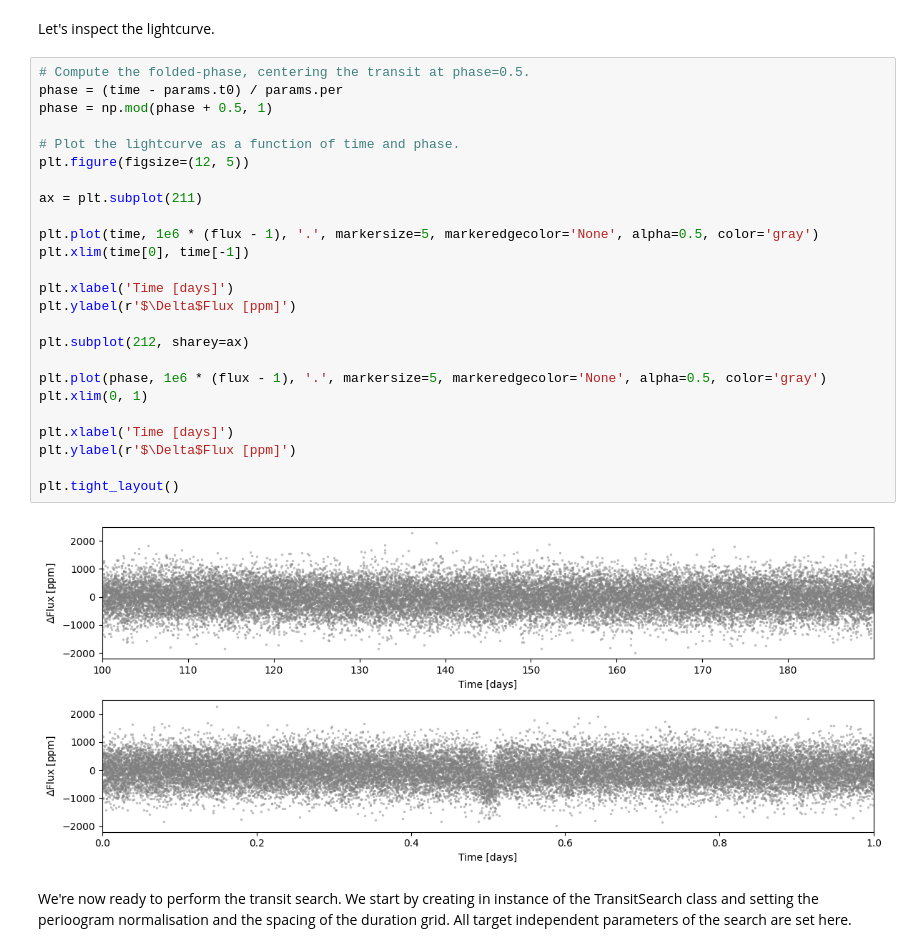
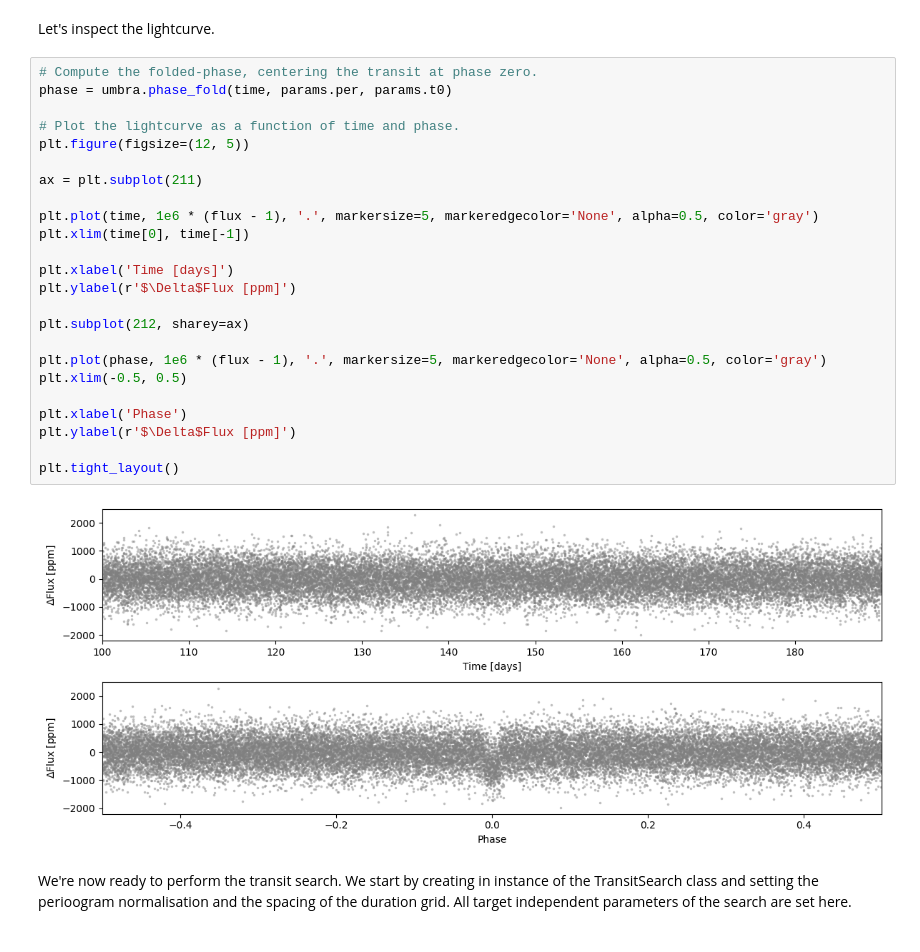
Before and after one commit to talensgj/kernelsearch, a Jupyter notebook: examples/simple-example.ipynb, the cells around one changed output. Cells and saved outputs as stored; diff of their text form.

```diff
--- a/examples/simple-example.ipynb
+++ b/examples/simple-example.ipynb
@@ -63,32 +63,31 @@ flux_err = white_noise * np.ones_like(flux)
 # %% [markdown]
 Let's inspect the lightcurve.
 # %%
-# Compute the folded-phase, centering the transit at phase=0.5.
-phase = (time - params.t0) / params.per
-phase = np.mod(phase + 0.5, 1)
+# Compute the folded-phase, centering the transit at phase zero.
+phase = umbra.phase_fold(time, params.per, params.t0)
 
 # Plot the lightcurve as a function of time and phase.
 plt.figure(figsize=(12, 5))
 
 ax = plt.subplot(211)
 
 plt.plot(time, 1e6 * (flux - 1), '.', markersize=5, markeredgecolor='None', alpha=0.5, color='gray')
 plt.xlim(time[0], time[-1])
 
 plt.xlabel('Time [days]')
 plt.ylabel(r'$\Delta$Flux [ppm]')
 
 plt.subplot(212, sharey=ax)
 
 plt.plot(phase, 1e6 * (flux - 1), '.', markersize=5, markeredgecolor='None', alpha=0.5, color='gray')
-plt.xlim(0, 1)
+plt.xlim(-0.5, 0.5)
 
-plt.xlabel('Time [days]')
+plt.xlabel('Phase')
 plt.ylabel(r'$\Delta$Flux [ppm]')
 
 plt.tight_layout()
 # %% [output]
-[figure, old version]
+[figure, new version]
 # %% [markdown]
 We're now ready to perform the transit search. We start by creating in instance of the TransitSearch class and setting the perioogram normalisation and the spacing of the duration grid. All target independent parameters of the search are set here.
 # %%
```
Also changed, not shown: parts of 5 cells of this notebook, 3 other files.
